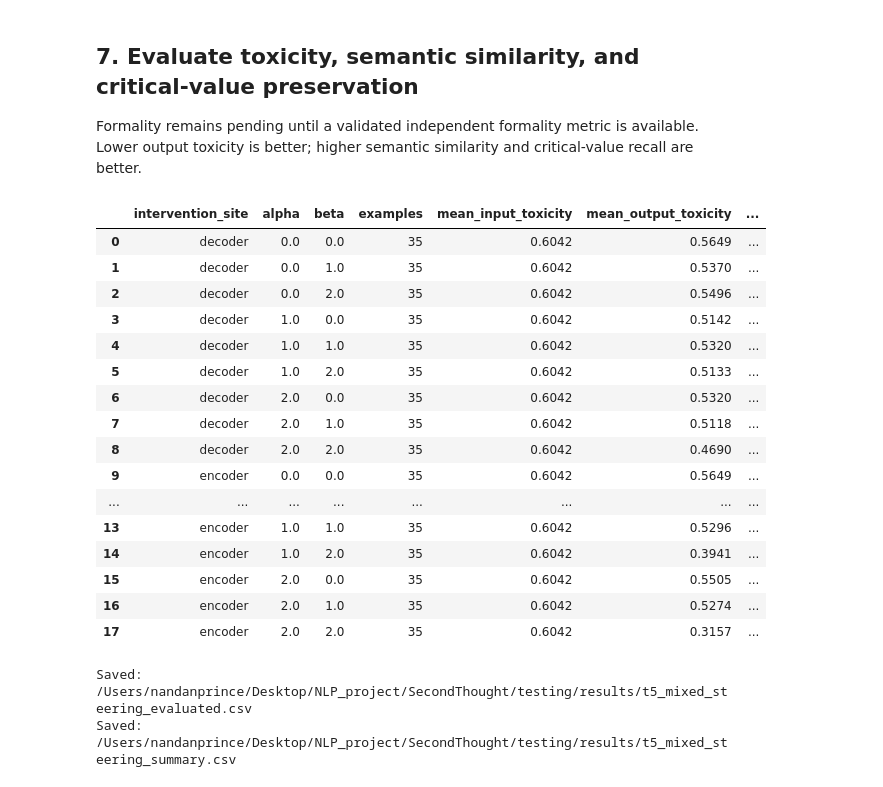
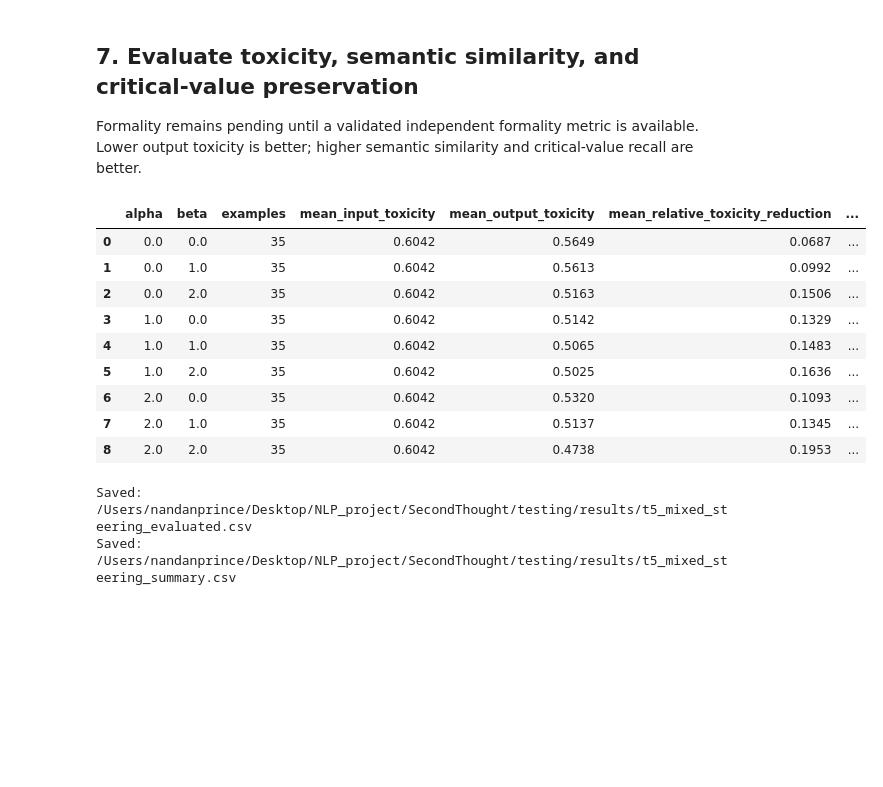
Before and after one commit to ayman-tech/SecondThought, a Jupyter notebook: steering_experimentation/t5_feature_steering.ipynb, the cells around one changed output. Cells and saved outputs as stored; diff of their text form; code cells hidden in the pictures; blank space fills up the shorter version.

```diff
--- a/steering_experimentation/t5_feature_steering.ipynb
+++ b/steering_experimentation/t5_feature_steering.ipynb
@@ -18,6 +18,7 @@ from contextlib import ExitStack
 from dataclasses import dataclass
 from pathlib import Path
 import json
+import math
 import time
 
 from datasets import load_dataset
@@ -49,14 +50,13 @@ PARADETOX_ID = "s-nlp/paradetox"
 TEST_PATH = PROJECT_ROOT / "data" / "workplace_eval" / "input.jsonl"
 
 SEED = 42
-EXTRACTION_PAIRS = 8_000
-HELDOUT_PAIRS = 2_000
+EXTRACTION_PAIRS = 2_000
+HELDOUT_PAIRS = 500
 BATCH_SIZE = 32
 MAX_SOURCE_LENGTH = 192
 MAX_TARGET_LENGTH = 96
 ALPHAS = [0.0, 1.0, 2.0]
 BETAS = [0.0, 1.0, 2.0]
-INTERVENTION_SITES = ["encoder", "decoder"]
 
 ARTIFACT_PATH = ARTIFACT_DIRECTORY / "flan_t5_small_feature_directions.pt"
 LAYER_RESULTS_PATH = RESULT_DIRECTORY / "t5_feature_layer_results.csv"
@@ -75,10 +75,7 @@ model.eval()
 print({
     "model": MODEL_ID,
     "device": str(device),
-    "encoder_layers": model.config.num_layers,
     "decoder_layers": model.config.num_decoder_layers,
     "hidden_size": model.config.d_model,
-    "extraction_pairs_per_feature": EXTRACTION_PAIRS,
-    "heldout_pairs_per_feature": HELDOUT_PAIRS,
 })
 # %% [output]
@@ -653,72 +549,44 @@ similarity_scorer = SentenceTransformerSimilarityScorer(
     "sentence-transformers/all-mpnet-base-v2", device="cpu"
 )
 metrics = evaluate_records(
     records,
     toxicity_scorer=toxicity_scorer,
     similarity_scorer=similarity_scorer,
 )
 evaluated = pd.concat(
     [predictions.reset_index(drop=True), pd.DataFrame(metrics)], axis=1
 )
 evaluated.to_csv(EVALUATED_PATH, index=False)
 
-summary = evaluated.groupby(["intervention_site", "alpha", "beta"]).agg(
+summary = evaluated.groupby(["alpha", "beta"]).agg(
     examples=("id", "size"),
     mean_input_toxicity=("toxicity_original", "mean"),
     mean_output_toxicity=("toxicity_rewritten", "mean"),
     mean_relative_toxicity_reduction=("toxicity_relative_reduction", "mean"),
     mean_semantic_similarity=("semantic_similarity", "mean"),
     critical_values=("critical_value_count", "sum"),
     critical_values_preserved=("critical_value_preserved_count", "sum"),
     unsupported_values=("critical_value_unsupported_count", "sum"),
 ).reset_index()
 summary["critical_value_recall"] = (
     summary["critical_values_preserved"]
     / summary["critical_values"].replace(0, np.nan)
 ).fillna(1.0)
-
-baseline_outputs = (
-    predictions.query("alpha == 0 and beta == 0")
-    .set_index(["intervention_site", "id"])["generated"]
-)
-change_rows = []
-for keys, group in predictions.groupby(["intervention_site", "alpha", "beta"]):
-    site, alpha, beta = keys
-    baseline = baseline_outputs.loc[site]
-    current = group.set_index("id")["generated"]
-    change_rows.append({
-        "intervention_site": site,
-        "alpha": alpha,
-        "beta": beta,
-        "changed_outputs": int((current != baseline).sum()),
-        "output_change_rate": float((current != baseline).mean()),
-    })
-change_frame = pd.DataFrame(change_rows)
-summary = summary.merge(
-    change_frame, on=["intervention_site", "alpha", "beta"], validate="one_to_one"
-)
 summary.to_csv(SUMMARY_PATH, index=False)
 display(summary.round(4))
 print("Saved:", EVALUATED_PATH)
 print("Saved:", SUMMARY_PATH)
 # %% [output]
-|  | intervention_site | alpha | beta | examples | mean_input_toxicity | mean_output_toxicity | ... |
-| 0 | decoder | 0.0 | 0.0 | 35 | 0.6042 | 0.5649 | ... |
-| 1 | decoder | 0.0 | 1.0 | 35 | 0.6042 | 0.5370 | ... |
-| 2 | decoder | 0.0 | 2.0 | 35 | 0.6042 | 0.5496 | ... |
-| 3 | decoder | 1.0 | 0.0 | 35 | 0.6042 | 0.5142 | ... |
-| 4 | decoder | 1.0 | 1.0 | 35 | 0.6042 | 0.5320 | ... |
-| 5 | decoder | 1.0 | 2.0 | 35 | 0.6042 | 0.5133 | ... |
-| 6 | decoder | 2.0 | 0.0 | 35 | 0.6042 | 0.5320 | ... |
-| 7 | decoder | 2.0 | 1.0 | 35 | 0.6042 | 0.5118 | ... |
-| 8 | decoder | 2.0 | 2.0 | 35 | 0.6042 | 0.4690 | ... |
-| 9 | encoder | 0.0 | 0.0 | 35 | 0.6042 | 0.5649 | ... |
-| ... | ... | ... | ... | ... | ... | ... | ... |
-| 13 | encoder | 1.0 | 1.0 | 35 | 0.6042 | 0.5296 | ... |
-| 14 | encoder | 1.0 | 2.0 | 35 | 0.6042 | 0.3941 | ... |
-| 15 | encoder | 2.0 | 0.0 | 35 | 0.6042 | 0.5505 | ... |
-| 16 | encoder | 2.0 | 1.0 | 35 | 0.6042 | 0.5274 | ... |
-| 17 | encoder | 2.0 | 2.0 | 35 | 0.6042 | 0.3157 | ... |
+|  | alpha | beta | examples | mean_input_toxicity | mean_output_toxicity | mean_relative_toxicity_reduction | ... |
+| 0 | 0.0 | 0.0 | 35 | 0.6042 | 0.5649 | 0.0687 | ... |
+| 1 | 0.0 | 1.0 | 35 | 0.6042 | 0.5613 | 0.0992 | ... |
+| 2 | 0.0 | 2.0 | 35 | 0.6042 | 0.5163 | 0.1506 | ... |
+| 3 | 1.0 | 0.0 | 35 | 0.6042 | 0.5142 | 0.1329 | ... |
+| 4 | 1.0 | 1.0 | 35 | 0.6042 | 0.5065 | 0.1483 | ... |
+| 5 | 1.0 | 2.0 | 35 | 0.6042 | 0.5025 | 0.1636 | ... |
+| 6 | 2.0 | 0.0 | 35 | 0.6042 | 0.5320 | 0.1093 | ... |
+| 7 | 2.0 | 1.0 | 35 | 0.6042 | 0.5137 | 0.1345 | ... |
+| 8 | 2.0 | 2.0 | 35 | 0.6042 | 0.4738 | 0.1953 | ... |
 Saved: /Users/nandanprince/Desktop/NLP_project/SecondThought/testing/results/t5_mixed_steering_evaluated.csv
 Saved: /Users/nandanprince/Desktop/NLP_project/SecondThought/testing/results/t5_mixed_steering_summary.csv
 # %%
```
Also changed, not shown: parts of 16 cells of this notebook.
